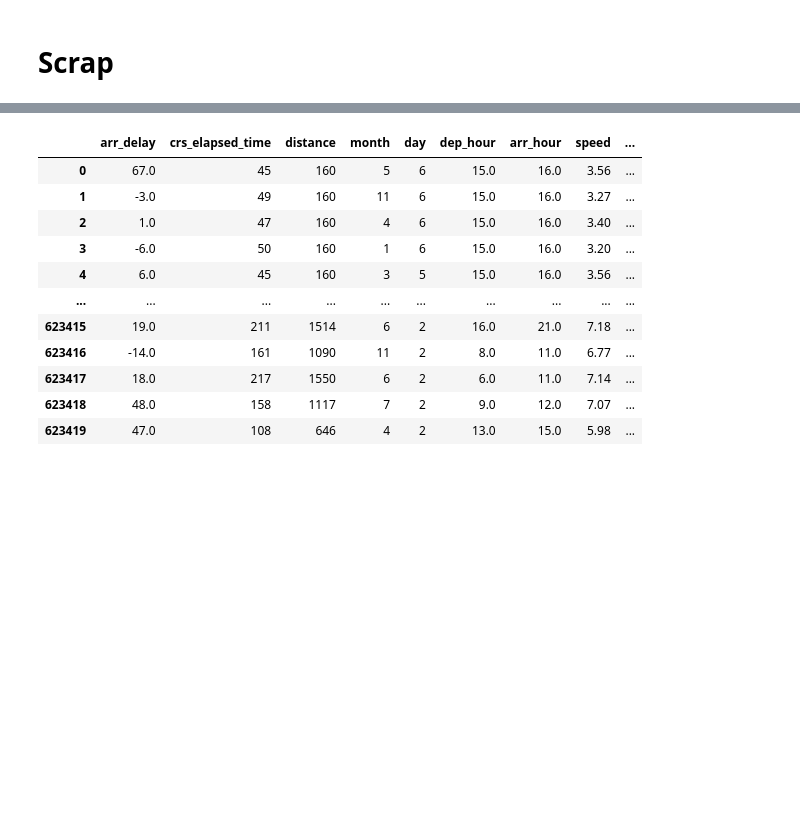
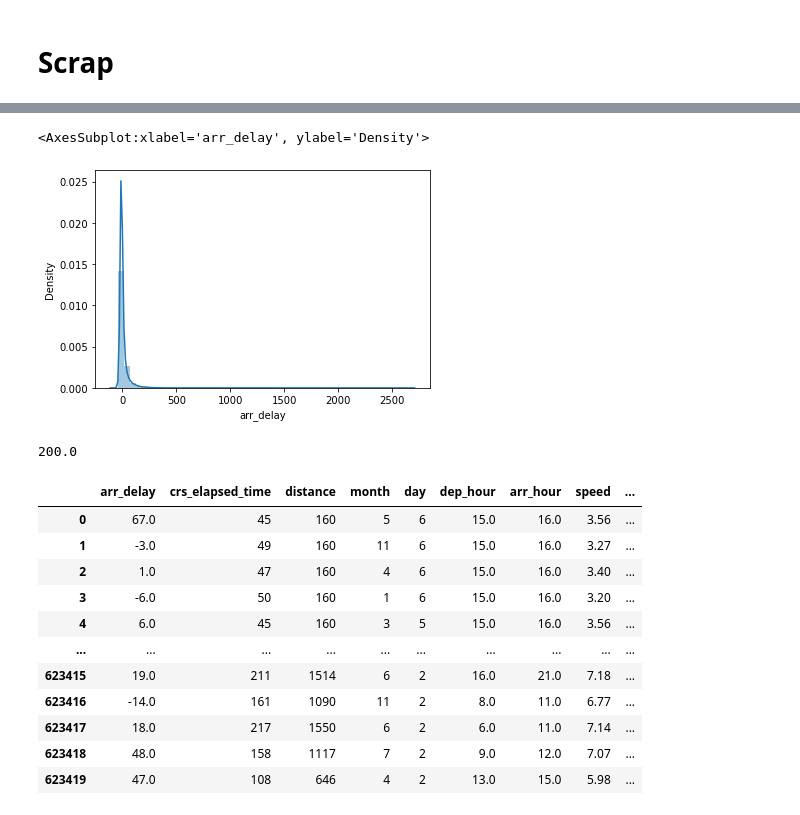
Before and after one commit to The-Powder-of-Data/Flight_Predictions, a Jupyter notebook: src/modules/play_my_sins.ipynb, the cells around one changed output, grey strips where cells are left out. Drawn from its saved outputs; the diff is of its cells as text; code cells hidden in the pictures; blank space fills up the shorter version.

```diff
--- a/src/modules/play_my_sins.ipynb
+++ b/src/modules/play_my_sins.ipynb
@@ -550,3 +757,12 @@ df
+# %%
+sns.distplot(df_og['arr_delay'])
+# %% [output]
+<AxesSubplot:xlabel='arr_delay', ylabel='Density'>
+[figure, added]
+# %%
+df_og['crs_elapsed_time'].quantile(0.85)
+# %% [output]
+200.0
 # %%
 df_dropped
 # %% [output]
```
Also changed, not shown: parts of 11 cells of this notebook, 1 other file.
